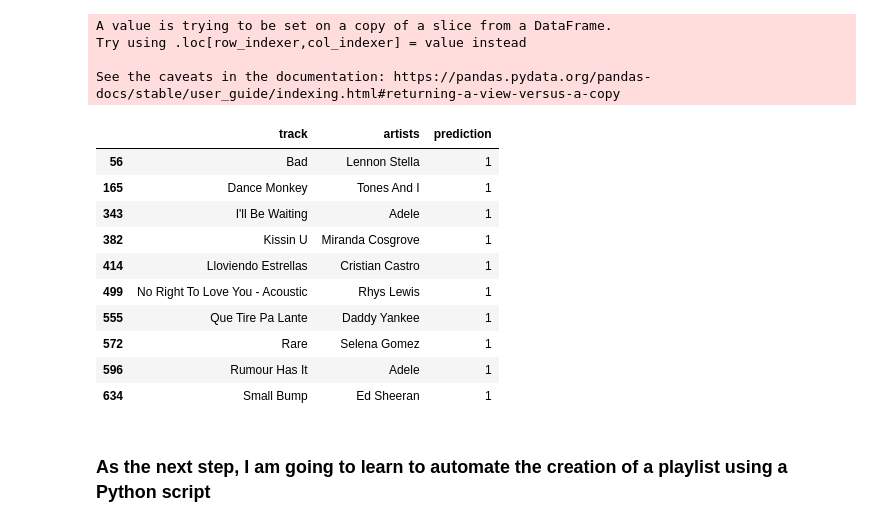
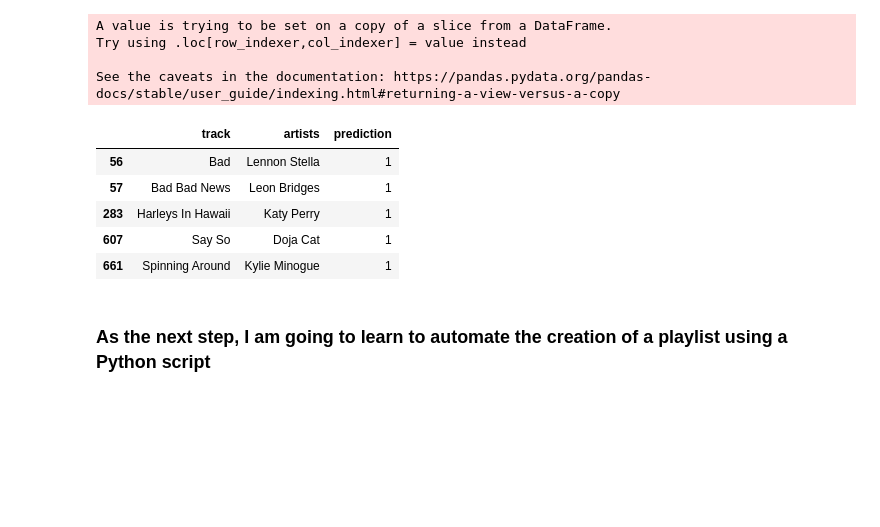
Before and after one commit to jonkingseestheworld/Music_Match_Maker, a Jupyter notebook: music_analyser_notebook.ipynb, the cells around one changed output. Saved outputs shown, nothing was run; the diff lists cells and outputs as text; code cells hidden in the pictures; blank space fills up the shorter version.

```diff
--- a/song_choice_analyser_notebook.ipynb
+++ b/music_analyser_notebook.ipynb
@@ -365,7 +365,7 @@ dtc.named_steps['CV'].best_params_
 # %%
 # Fine-tuned Decision Tree Pipeline
 
-dt = Pipeline(steps=[('mmscaler', mmscaler), ('classifier', DecisionTreeClassifier(max_depth=15, random_state=13))])
+dt = Pipeline(steps=[('mmscaler', mmscaler), ('classifier', DecisionTreeClassifier(max_depth=50, random_state=13))])
 dt_scores = cross_val_score(dt, X_trainS, y_trainS, cv=10, scoring="f1", n_jobs=-1, verbose=2)
 
 print('All scores in CV for Train data: ', dt_scores, '\n',
@@ -400,7 +400,7 @@ rfc.named_steps['CV'].best_params_
 # %%
 # Fine-tuned Random Forest Pipeline
 
-rf = Pipeline(steps=[('mmscaler', mmscaler), ('classifier', RandomForestClassifier(max_depth = 30, n_estimators = 200, random_state=13))])
+rf = Pipeline(steps=[('mmscaler', mmscaler), ('classifier', RandomForestClassifier(max_depth = 30, n_estimators = 150, random_state=13))])
 
 rf_scores = cross_val_score(rf, X_trainS, y_trainS, cv=10, scoring="f1", n_jobs=-1, verbose=2)
 
@@ -438,7 +438,7 @@ df1 = pd.merge(df1_freq, df_attr_uniq, how='inner', on=['track', 'artists'])
 df1.drop('count', axis=1, inplace=True)
 df1_X = df1.drop(['track', 'artists', 'key', 'mode', "explicit", "year"], axis=1)   #['id' 'release_date']
 # %%
-df1_X_scaled = mmscaler.transform(sh1_X)
+df1_X_scaled = mmscaler.transform(df1_X)
 # %%
 prediction = rf.predict(df1_X_scaled)
 # %%
@@ -450,19 +450,14 @@ Try using .loc[row_indexer,col_indexer] = value instead
 
 See the caveats in the documentation: https://pandas.pydata.org/pandas-docs/stable/user_guide/indexing.html#returning-a-view-versus-a-copy
 # %%
-pred_df[pred_df["prediction"] ==1].head(10)
+pred_df[pred_df["prediction"] ==1].head(5)
 # %% [output]
 |  | track | artists | prediction |
 | 56 | Bad | Lennon Stella | 1 |
-| 165 | Dance Monkey | Tones And I | 1 |
-| 343 | I'll Be Waiting | Adele | 1 |
-| 382 | Kissin U | Miranda Cosgrove | 1 |
-| 414 | Lloviendo Estrellas | Cristian Castro | 1 |
-| 499 | No Right To Love You - Acoustic | Rhys Lewis | 1 |
-| 555 | Que Tire Pa Lante | Daddy Yankee | 1 |
-| 572 | Rare | Selena Gomez | 1 |
-| 596 | Rumour Has It | Adele | 1 |
-| 634 | Small Bump | Ed Sheeran | 1 |
+| 57 | Bad Bad News | Leon Bridges | 1 |
+| 283 | Harleys In Hawaii | Katy Perry | 1 |
+| 607 | Say So | Doja Cat | 1 |
+| 661 | Spinning Around | Kylie Minogue | 1 |
 # %%
 # Saving song list
 pred_df.to_csv("recommended_songlist.csv")
```
Also changed, not shown: parts of 13 cells of this notebook, 2 other files.
